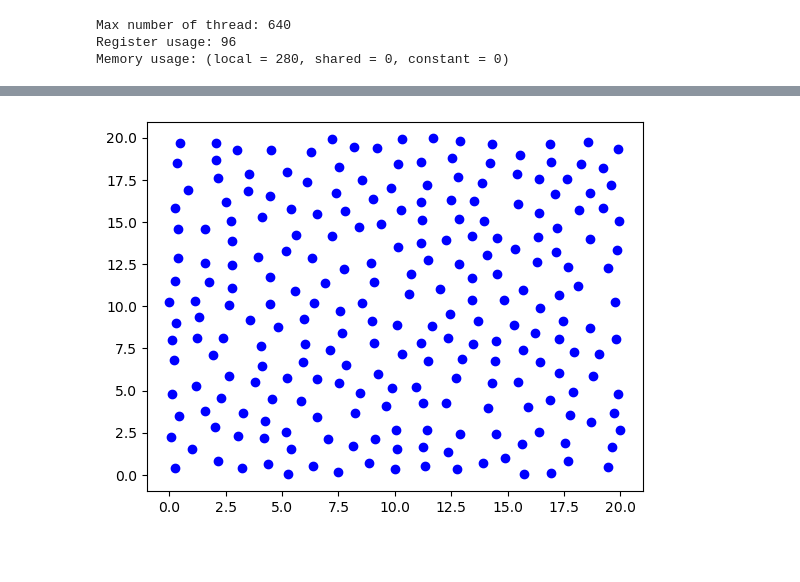
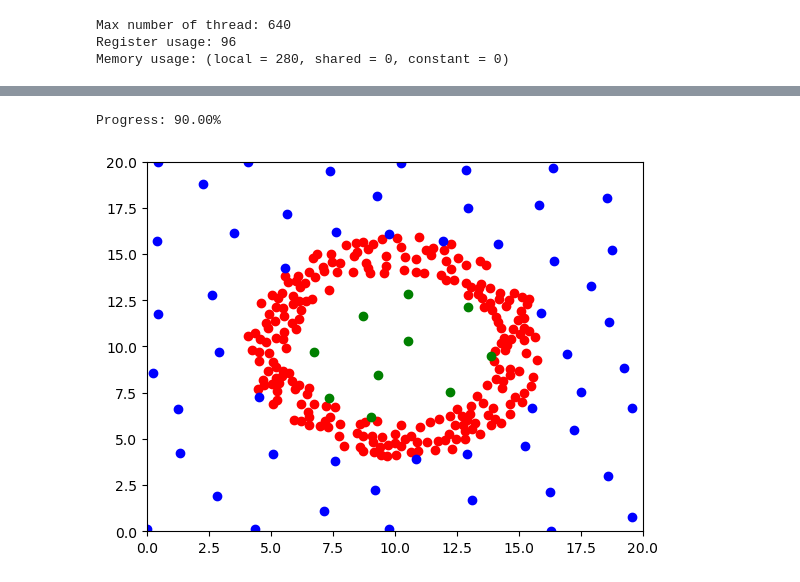
Before and after one commit to colecooper100/vorpy, a Jupyter notebook: fp_vortex_ring.ipynb, the cells around one changed output, grey strips where cells are left out. Drawn from its saved outputs; the diff is of its cells as text; code cells hidden in the pictures; blank space fills up the shorter version.

Commit message:
Random point generator ready to go!

```diff
--- a/fp_vortex_ring.ipynb
+++ b/fp_vortex_ring.ipynb
@@ -105,16 +105,31 @@ vcirs = np.ones(NUMSEGS+1) * 1.0
 # # plt.ylim(-30, 30)
 # plt.show()
 # %%
-# Check if given point is inside some given
+# Boundary function takes a point and returns
+# true if the point is inside the boundary
+# The boundary functions are then used in the
+# loop for deleting points where they are used
+# to check if given point is inside the given
 # boundary.
 
+def far_field_boundary(x, y):
+    xshf = x - 10
+    yshf = y - 10
+    return (xshf**2 + yshf**2) > 6**2
+
 def ring_boundary(x, y):
-    # Boundary function takes a point and returns
-    # true if the point is inside the boundary
+    xshf = x - 10
+    yshf = y - 10
+
     def outer_ring(x, y):
         return (x**2 + y**2) <= 6**2
 
     def inner_ring(x, y):
         return (x**2 + y**2) >= 4**2
 
-    return outer_ring(x, y) and inner_ring(x, y)
+    return outer_ring(xshf, yshf) and inner_ring(xshf, yshf)
+
+def ring_center_boundary(x, y):
+    xshf = x - 10
+    yshf = y - 10
+    return (xshf**2 + yshf**2) < 4**2
@@ -230,15 +261,20 @@ rndpts.shape: (239, 2)
 # print('gridpts.shape:', rndpts2.shape)
 # # print(rndpts2)
 # %%
-plt.scatter(rndpts[:, 0], rndpts[:, 1], marker='o', c='b', label='rndpts1')
-# plt.scatter(rndpts2[:, 0], rndpts2[:, 1], marker='x', c='r', label='rndpts2')
+fps_ring = random_field_point_generator(2000, .25, [0, 20], [0,20], ring_boundary)
+fps_far = random_field_point_generator(2000, 2, [0, 20], [0,20], far_field_boundary)
+fps_center = random_field_point_generator(2000, 2, [0, 20], [0,20], ring_center_boundary)
+plt.scatter(fps_ring[:, 0], fps_ring[:, 1], marker='o', c='r', label='ring')
+plt.scatter(fps_far[:, 0], fps_far[:, 1], marker='o', c='b', label='far field')
+plt.scatter(fps_center[:, 0], fps_center[:, 1], marker='o', c='g', label='center')
 # plt.xlim(XBOUNDS[0]-5, XBOUNDS[1]+5)
 # plt.ylim(YBOUNDS[0]-5, YBOUNDS[1]+5)
-# plt.xlim(10, 15)
-# plt.ylim(10, 15)
+plt.xlim(XBOUNDS)
+plt.ylim(YBOUNDS)
 plt.show()
 # %% [output]
+Progress: 90.00%
-[figure, old version]
+[figure, new version]
 # %%
 vel_num = vpcu.bs_solve(fps, vpps, vcrds, vcirs)
 # %%
```
Also changed, not shown: parts of 2 cells of this notebook.
